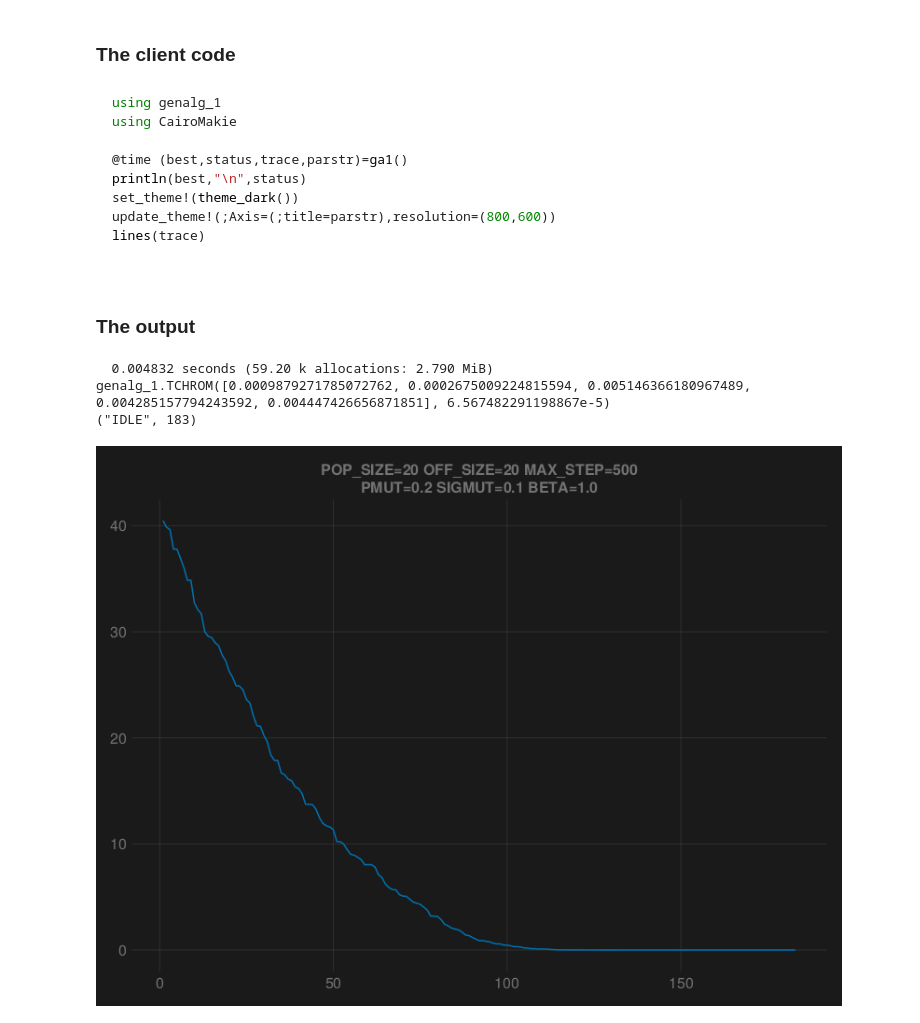
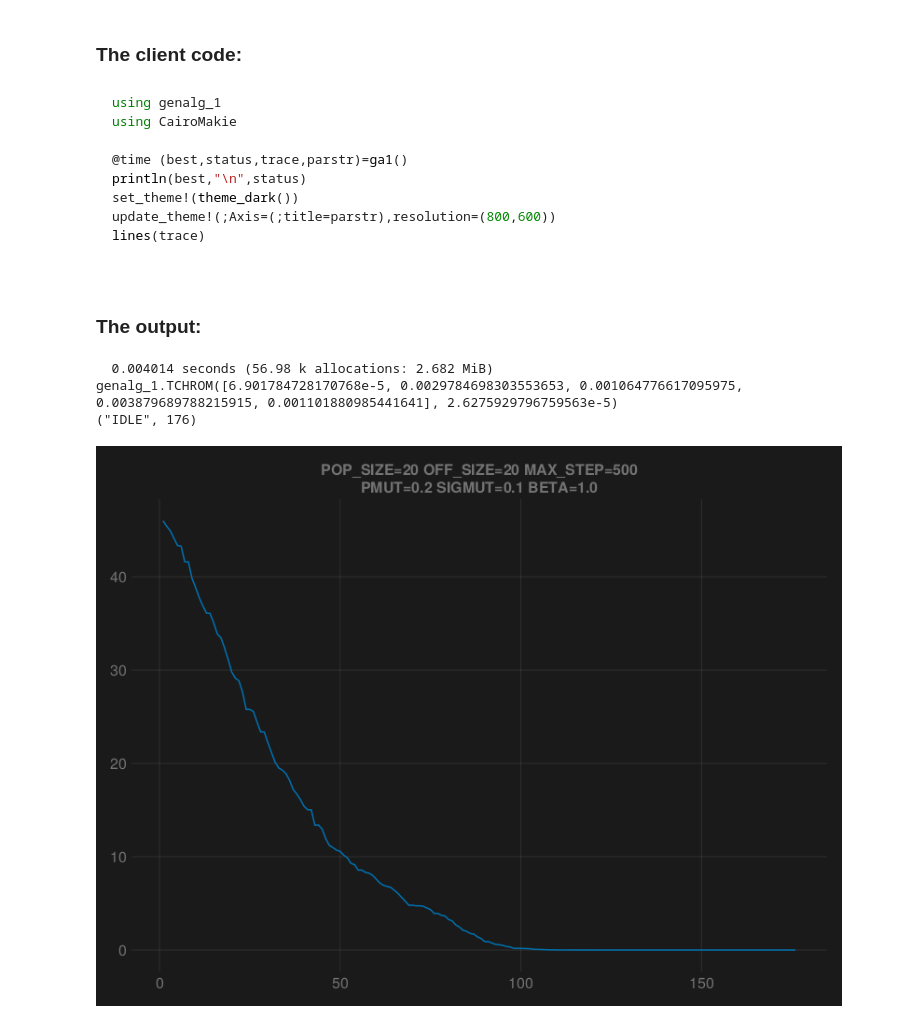
Before and after one commit to czylabsonasa/nonotebooks, a Jupyter notebook: genalg_1/main.ipynb, the cells around one changed output. Cells and saved outputs as stored; diff of their text form; code cells hidden in the pictures.

````diff
--- a/genalg_1/main.ipynb
+++ b/genalg_1/main.ipynb
@@ -71,10 +71,10 @@ module genalg_1
   # reversing the obj values (to be able to use the weighted `sample`,
   # smaller obj -> larger prob. of choosing)
 # %%
-md"### The client code"|>display
+md"### The client code:"|>display
 tomdcode("main.jl")
 # %% [output]
-### The client code
+### The client code:
 ```julia
 using genalg_1
 using CairoMakie
@@ -87,11 +87,11 @@ lines(trace)
 
 ```
 # %%
-md"### The output"|>display
+md"### The output:"|>display
 include("main.jl")
 # %% [output]
-### The output
+### The output:
-  0.004832 seconds (59.20 k allocations: 2.790 MiB)
-genalg_1.TCHROM([0.0009879271785072762, 0.0002675009224815594, 0.005146366180967489, 0.004285157794243592, 0.004447426656871851], 6.567482291198867e-5)
-("IDLE", 183)
+  0.004014 seconds (56.98 k allocations: 2.682 MiB)
+genalg_1.TCHROM([6.901784728170768e-5, 0.0029784698303553653, 0.001064776617095975, 0.003879689788215915, 0.001101880985441641], 2.6275929796759563e-5)
+("IDLE", 176)
-[figure, old version]
+[figure, new version]
````
Also changed, not shown: parts of 4 cells of this notebook, 13 other files.
